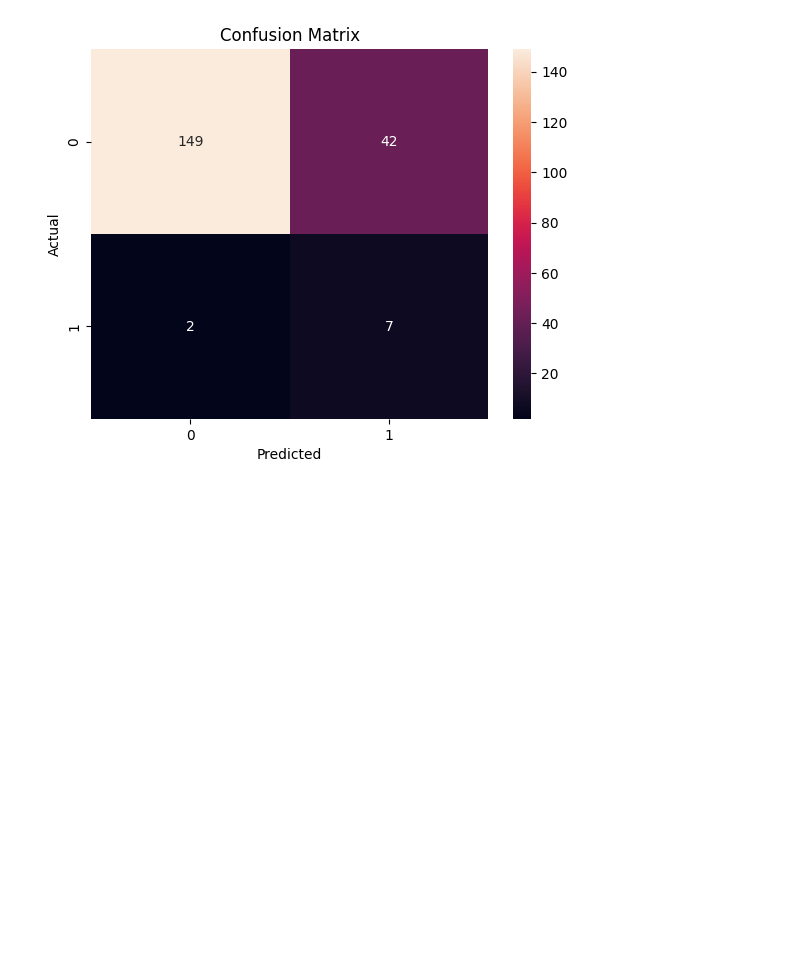
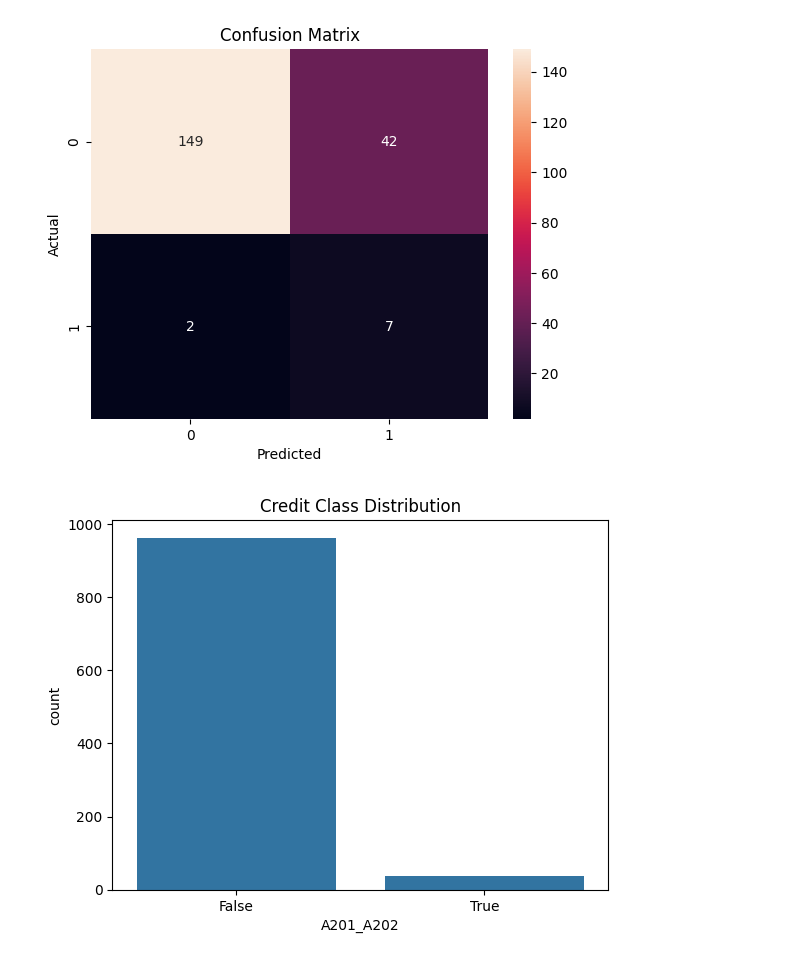
Before and after one commit to Nesriinnn/credit_card_score_prediction, a Jupyter notebook: credit _score_prediction.ipynb, the cells around one changed output. Saved outputs shown, nothing was run; the diff lists cells and outputs as text; code cells hidden in the pictures; blank space fills up the shorter version.

```diff
--- a/credit _score_prediction.ipynb
+++ b/credit _score_prediction.ipynb
@@ -52,30 +52,41 @@ print("Accuracy:", accuracy_score(y_test, y_pred))
 print(classification_report(y_test, y_pred))
 
 # Confusion matrix
 from sklearn.metrics import confusion_matrix
 cm = confusion_matrix(y_test, y_pred)
 
 sns.heatmap(cm, annot=True, fmt='d')
 plt.xlabel("Predicted")
 plt.ylabel("Actual")
 plt.title("Confusion Matrix")
 plt.show()
+
+import seaborn as sns
+import matplotlib.pyplot as plt
+
+sns.countplot(x=y)
+plt.title("Credit Class Distribution")
+plt.show()
+
+df.hist(figsize=(8,6))
+plt.show()
 # %% [output]
    A11   6  A34  A43  1169  A65  A75  4  A93  A101  ...  A121  67  A143  A152  \
 0  A12  48  A32  A43  5951  A61  A73  2  A92  A101  ...  A121  22  A143  A152
 1  A14  12  A34  A46  2096  A61  A74  2  A93  A101  ...  A121  49  A143  A152
 2  A11  42  A32  A42  7882  A61  A74  2  A93  A103  ...  A122  45  A143  A153
 3  A11  24  A33  A40  4870  A61  A73  3  A93  A101  ...  A124  53  A143  A153
 4  A14  36  A32  A46  9055  A65  A73  2  A93  A101  ...  A124  35  A143  A153
 
    2  A173  1  A192  A201 1.1
 0  1  A173  1  A191  A201   2
 1  1  A172  2  A191  A201   1
 2  1  A173  2  A191  A201   1
 3  2  A173  2  A191  A201   2
 ... (8 lines left out)
 
     accuracy                           0.78       200
    macro avg       0.56      0.78      0.56       200
 weighted avg       0.95      0.78      0.84       200
 [figure]
+[figure, added]
```
Also changed, not shown: parts of 2 cells of this notebook.
